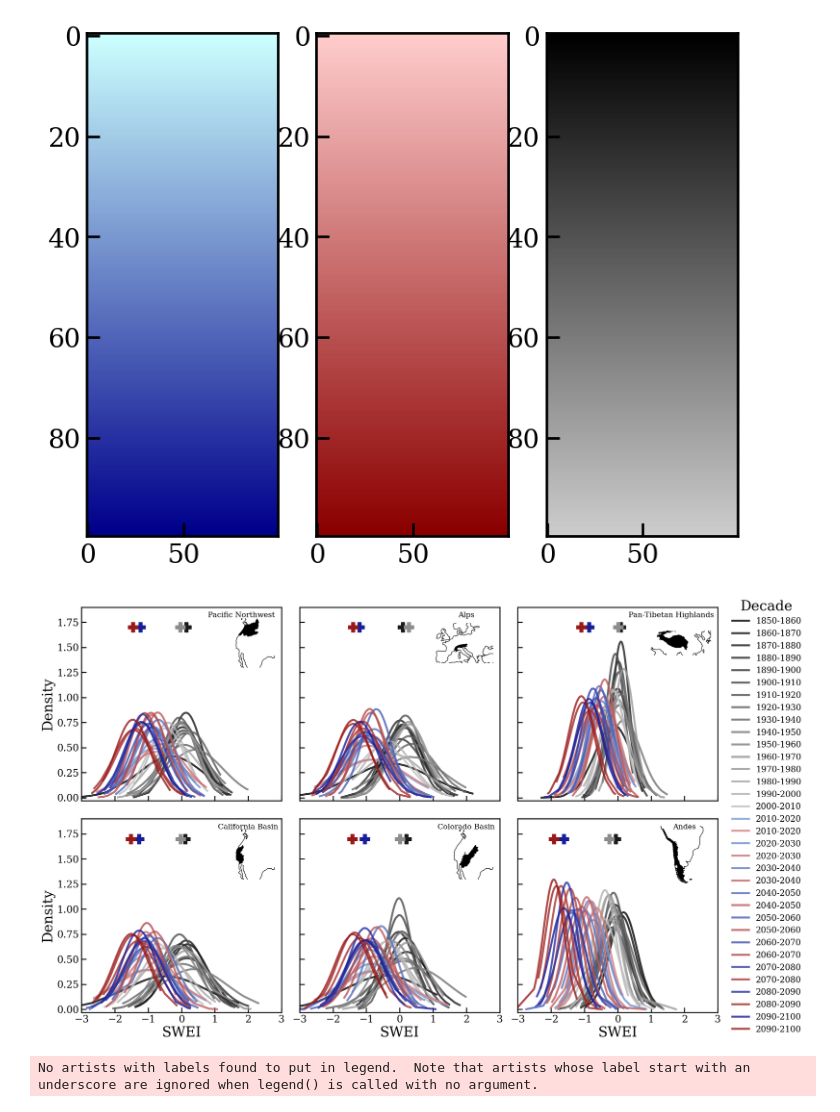
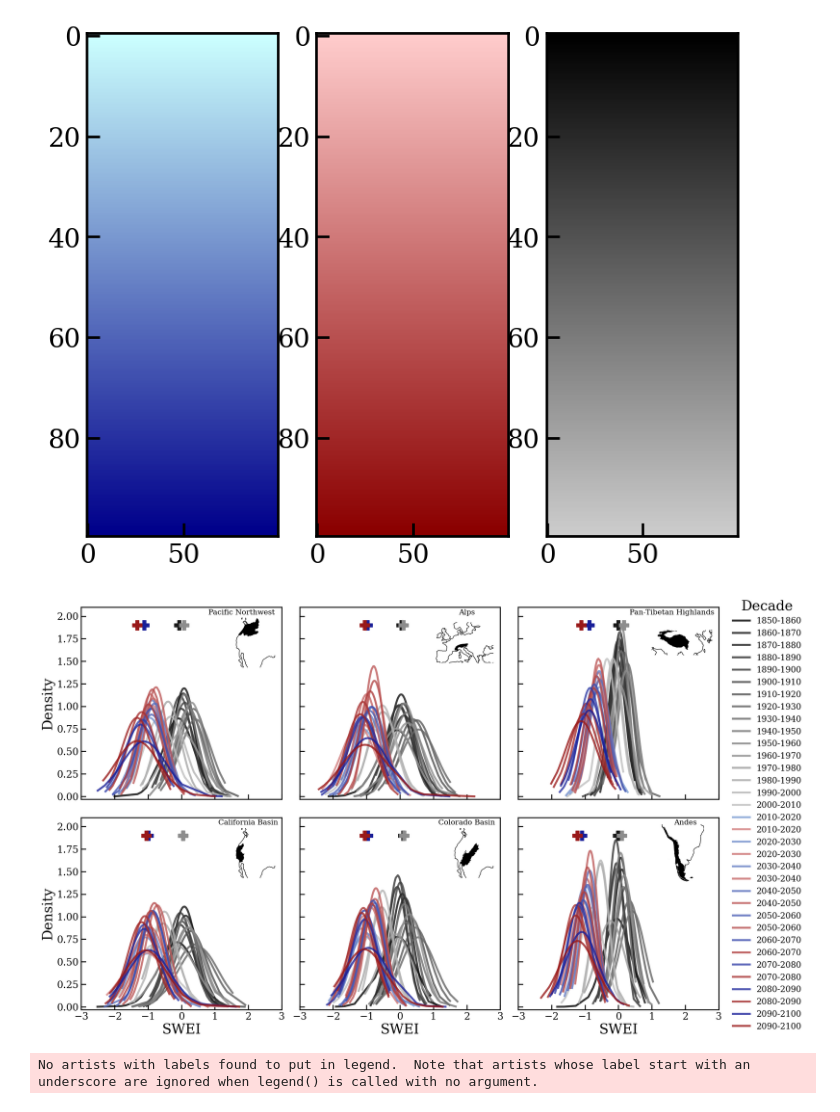
Before and after one commit to mariannecowherd/snow_drought, a Jupyter notebook: nbs/02-dist.ipynb, the cells around one changed output. Saved outputs shown, nothing was run; the diff lists cells and outputs as text; code cells hidden in the pictures.

```diff
--- a/nbs/02-dist.ipynb
+++ b/nbs/02-dist.ipynb
@@ -121,3 +131,11 @@ for fn in sorted(files):
+# %%
+s245arr = np.zeros((9,249,160,320))
+s585arr = np.zeros((9,249,160,320))
+for i in range(9):
+    val = s245data[i]
+    if val.shape[0] == 249:
+        s245arr[i] = val
+        s585arr[i] = s585data[i]
 # %%
 ## prep data for plotting ##
 ## this cell requires 7+ GB of available memory and takes a few minutes ##
@@ -125,7 +143,7 @@ for fn in sorted(files):
 ## SSP 585 ##
 nyr = 10
 npd = int((2100-1850)/nyr)
-nmod = len(s585data)
+nmod = len(s245arr)
 lines = {}
 for basin in basins_to_plot:
     lines[basin.name[0]] = []
@@ -134,32 +152,30 @@ for basin in basins_to_plot:
 
         ## 245 data ##
 for i in range(nmod):
-    categ = s245data[i]
-    coord = coords[i]
+    categ = s245arr[i]
+
     xdsvar = xr.Dataset(
         data_vars=dict(
-            swei=(["ensyear","month","lat","lon"],categ),
+            swei=(["ensyear","lat","lon"],categ),
         ),
         coords=dict(
             lon=(["lon"], np.array(coord[1])),
             lat=(["lat"], np.array(coord[0])),
             ensyear=range(categ.shape[0]),
-            month = range(1,13)
         ),
     )
     for idx,basin in enumerate(basins_to_plot):
         clipped = clip_ds_monthly(xdsvar, basin = basin, lon_name = 'lon')
         data = clipped.swei.values.flatten()
-        allmeans = np.nanmean(clipped.swei[:,[0,1,2,3,10,11],:,:],axis=(2,3)).flatten()
+        allmeans = np.nanmean(clipped.swei[:,:,:],axis=(1,2)).flatten()
         for i in range(npd):
-            data2 = allmeans[i*6*nyr:((i*6*nyr)+nyr)]
+            data2 = allmeans[i*nyr:((i*nyr)+nyr)]
             lines[basin.name[0]][i].append(data2)
             del data2
         gc.collect()
         del clipped, data
     gc.collect()
     del categ
-    del coord
     del xdsvar
 
 
@@ -171,33 +187,28 @@ for basin in basins_to_plot:
         lines2[basin.name[0]].append([])
 
 for i in range(nmod):
-    categ = s585data[i]
-    coord = coords[i]
+    categ = s585arr[i]
     xdsvar = xr.Dataset(
         data_vars=dict(
-            swei=(["ensyear","month","lat","lon"],categ),
+            swei=(["ensyear","lat","lon"],categ),
         ),
         coords=dict(
             lon=(["lon"], np.array(coord[1])),
             lat=(["lat"], np.array(coord[0])),
             ensyear=range(categ.shape[0]),
-            month = range(1,13)
         ),
     )
     for idx,basin in enumerate(basins_to_plot):
         clipped = clip_ds_monthly(xdsvar, basin = basin, lon_name = 'lon')
         data = clipped.swei.values.flatten()
-        allmeans = np.nanmean(clipped.swei[:,[0,1,2,3,10,11],:,:],axis=(2,3)).flatten()
+        allmeans = np.nanmean(clipped.swei[:,:,:],axis=(1,2)).flatten()
         for i in range(npd):
-            data2 = allmeans[i*6*nyr:((i*6*nyr)+nyr)]
-            #pdf = pd.DataFrame(data = norm.pdf(data2 , loc = np.nanmean(data2), scale = np.nanstd(data2)), index = data2).sort_index()
-            #decade = str(1850+i*nyr) + '-' + str(1850+i*nyr+nyr)
+            data2 = allmeans[i*nyr:((i*nyr)+nyr)]
             lines2[basin.name[0]][i].append(data2)
         gc.collect()
         del clipped, data
     gc.collect()
     del categ
-    del coord
     del xdsvar
 # %%
 cdicthist = {'red': [(0.0,  0.0, 0.0),
@@ -247,7 +258,7 @@ npd = int((2100-1850)/nyr)
 colors_hist = cmaphist(np.linspace(0,1,int(npd/2)+5))
 colors_245 = cmap245(np.linspace(0,1,int(npd/2)+5))
 colors_585 = cmap585(np.linspace(0,1,int(npd/2)+5))
-dotht = 1.7
+dotht = 1.9
 alpha = 0.8
 ## ##
 
@@ -317,9 +328,9 @@ for idx,basin in enumerate(basins_to_plot):
             # print('subplot', idx, 'line number ', i, 'value ', pdf.index[np.nanargmax(pdf.groupby(pdf.index).mean())])
 
     #axs[idx].set_title(basin.name[0])
-    axs[idx].text(titles[idx][1],dotht+0.1,titles[idx][0], fontsize = 15,  ha="center")
+    axs[idx].text(titles[idx][1],dotht+0.12,titles[idx][0], fontsize = 15,  ha="center")
     axs[idx].set_xlim((-3,3))
-    axs[idx].set_ylim((-0.03,1.9))
+    axs[idx].set_ylim((-0.03,2.1))
     axs[idx].tick_params(direction="in")
     gc.collect()
 
@@ -328,31 +339,32 @@ for idx,basin in enumerate(basins_to_plot):
 [axs[i].tick_params(labelbottom = False) for i in [0,1,2]]
 [axs[i].tick_params(labelleft = False) for i in [1,2,4,5]]
 
 ## add geometries ##
 kwargs = {'frameon':False,
          'xticklabels': [],
          'yticklabels': []}
 
 ## basin object with shape included, xlims, ylims  ##
 geom_args = [(pnw, [-1.2e7,-0.8e7], [3.0e6,6.3e6]),
              (alps, [-0.1e7,0.3e7], [4.5e6,7.2e6]),
              (pth, [0.5e7,1.2e7], [2.5e6,5.4e6]),
              (california, [-1.2e7,-0.8e7], [3.0e6,6.3e6]),
              (colorado, [-1.2e7,-0.8e7], [3.0e6,6.3e6]),
              (andes, [-0.8e7,-.33e7], [-6.6e6,-0.5e6])]
 
 for i, geom_arg in enumerate(geom_args):
     inset_ax = inset_axes(axs[i], width="30%",  height="30%", loc=1, borderpad = 0.8, axes_kwargs=kwargs)
     inset_ax.tick_params(bottom=False)
     inset_ax.tick_params(left=False)
     # inset_ax.text(0,0,basins_to_plot[i].name[0])
     geom_arg[0].to_crs(proj).plot(ax=inset_ax, color = 'k', linewidth = 1, alpha = 1)
     coast.to_crs(proj).plot(ax=inset_ax, linewidth = 1)
     inset_ax.set_xlim(geom_arg[1])
     inset_ax.set_ylim(geom_arg[2])
 
 fig.legend(title = 'Decade', bbox_to_anchor=(1.1, 1.),ncol=1)
 fig.tight_layout()
 plt.show()
+fig.savefig('../figures/fig3.png')
 # %% [output]
-[figure, old version]
+[figure, new version]
```
Also changed, not shown: parts of 5 cells of this notebook, 6 other files.
